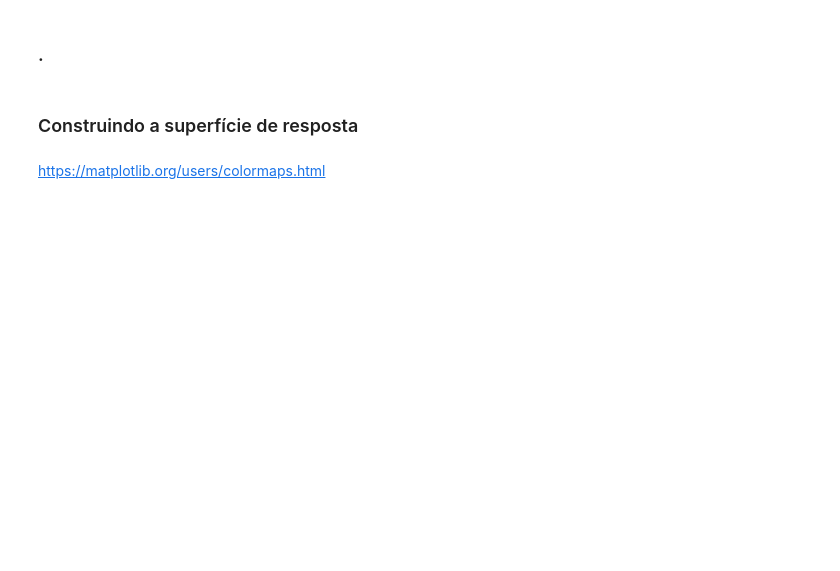
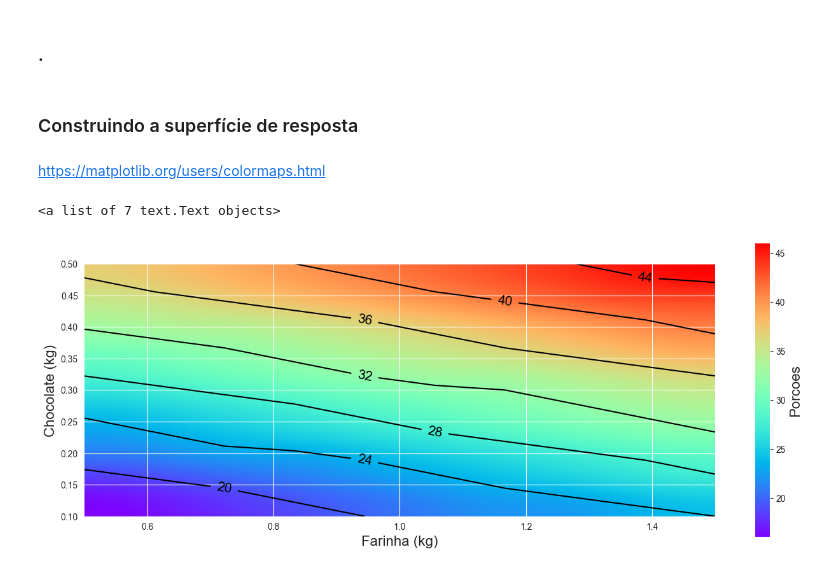
Before and after one commit to enricotm/DataScienceCourse-Alura, a Jupyter notebook: curso10/Planejamento_experimentos_aula.ipynb, the cells around one changed output. Drawn from its saved outputs; the diff is of its cells as text; code cells hidden in the pictures; blank space fills up the shorter version.

```diff
--- a/curso10/Planejamento_experimentos_aula.ipynb
+++ b/curso10/Planejamento_experimentos_aula.ipynb
@@ -486,3 +613,12 @@ Passing `palette` without assigning `hue` is deprecated and will be removed in v
 ### .
 # %% [markdown]
 ### Definindo a função
+# %%
+def modelo_receita(x_f, x_c):
+    limite_normalizado = [-1, 1]
+    limite_farinha = [0.5, 1.5]
+    limite_chocolate = [0.1, 0.5]
+    x_f_convertido = np.interp(x_f, limite_farinha, limite_normalizado)
+    x_c_convertido = np.interp(x_c, limite_chocolate, limite_normalizado)
+    porcoes = parametros['Intercept'] + parametros['Farinha']*x_f_convertido + parametros['Chocolate']*x_c_convertido
+    return round(porcoes)
@@ -537,3 +677,6 @@ Passing `palette` without assigning `hue` is deprecated and will be removed in v
 
 
 <p style='margin: 30px 30px;'>
+# %%
+x_farinha = np.linspace(0.5, 1.5, 10)
+x_farinha
@@ -539,0 +686,3 @@ Passing `palette` without assigning `hue` is deprecated and will be removed in v
+# %%
+x_chocolate = np.linspace(0.1, 0.5, 10)
+x_chocolate
@@ -540,2 +692,9 @@ Passing `palette` without assigning `hue` is deprecated and will be removed in v
 # %% [markdown]
 ### .
+# %%
+pontos = []
+for cont1 in x_farinha:
+    temp = []
+    for cont2 in x_chocolate:
+        temp.append(modelo_receita(cont1, cont2))
+    pontos.append(temp)
@@ -546,2 +720,16 @@ Passing `palette` without assigning `hue` is deprecated and will be removed in v
 # %% [markdown]
 https://matplotlib.org/users/colormaps.html
+# %%
+plt.figure(figsize=(16,6))
+plt.xlabel('Farinha (kg)', fontsize=16)
+plt.ylabel('Chocolate (kg)', fontsize=16)
+
+mapa_cor = plt.imshow(pontos, cm.rainbow, origin='lower', interpolation='quadric', extent=(0.5, 1.5, 0.1, 0.5))
+
+plt.colorbar().set_label('Porcoes', fontsize=16)
+
+linhas = plt.contour(x_farinha, x_chocolate, pontos, colors='k', linewidths=1.5)
+plt.clabel(linhas, inline=True, fontsize=15, inline_spacing=10)
+# %% [output]
+<a list of 7 text.Text objects>
+[figure, added]
```
Also changed, not shown: parts of 28 cells of this notebook.
